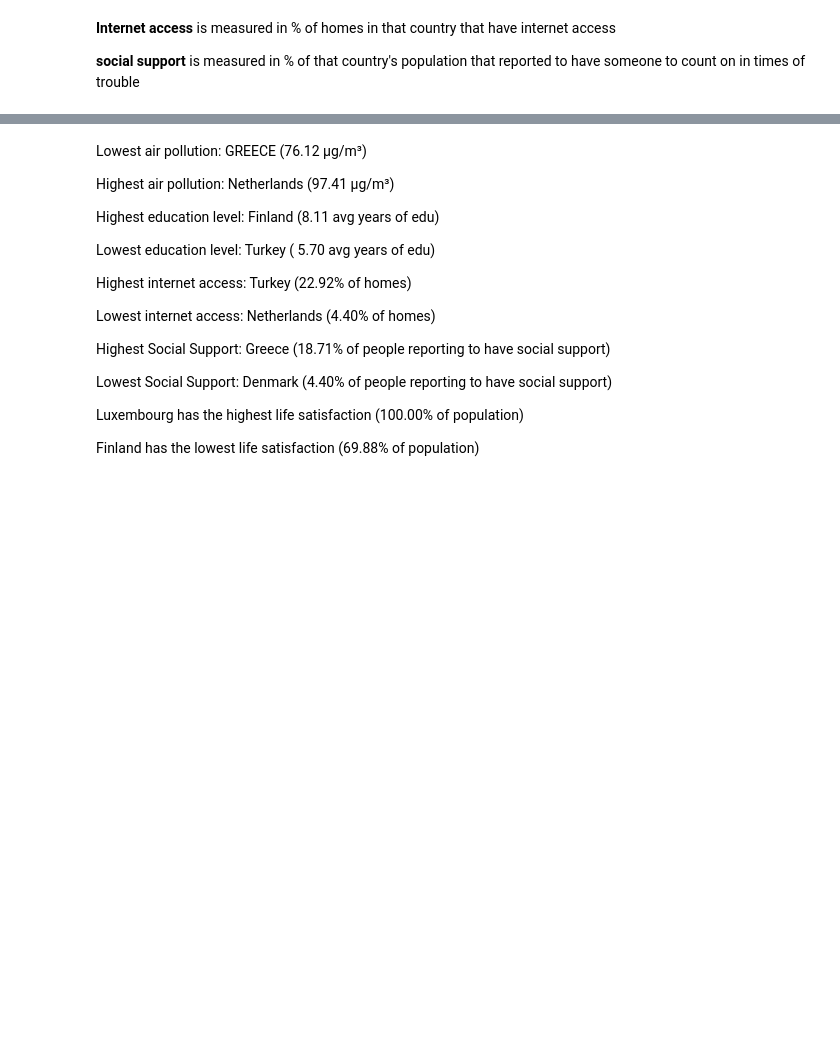
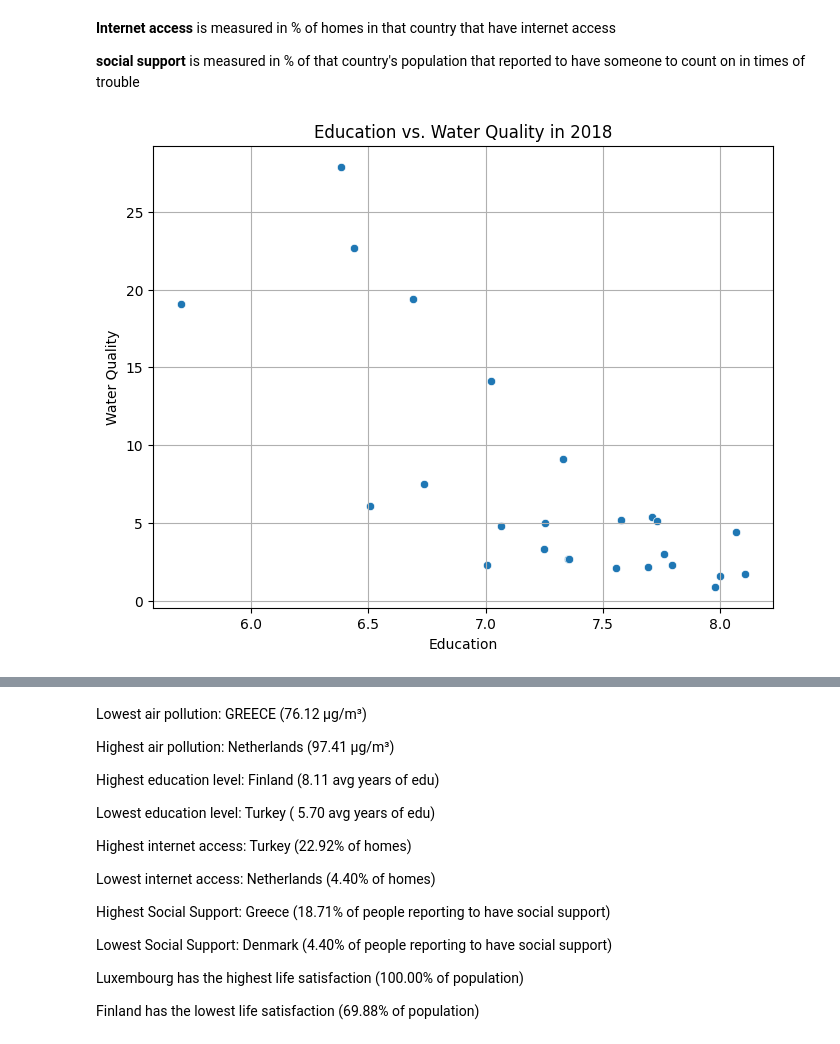
Before and after one commit to Jan12s/betterlifeindex, a Jupyter notebook: better_life_index_edu.ipynb, the cells around one changed output, grey strips where cells are left out. Saved outputs shown, nothing was run; the diff lists cells and outputs as text; code cells hidden in the pictures; blank space fills up the shorter version.

```diff
--- a/better_life_index_edu.ipynb
+++ b/better_life_index_edu.ipynb
@@ -476,6 +450,20 @@ plt.show()
 **Internet access** is measured in % of homes in that country that have internet access
 
 **social support** is measured in % of that country's population that reported to have someone to count on in times of trouble
+# %%
+import matplotlib.pyplot as plt
+import seaborn as sns
+
+# Plot: Education vs Water Quality
+plt.figure(figsize=(8, 6))
+sns.scatterplot(data=BLIE, x='education', y='water_quality')
+plt.title('Education vs. Water Quality in 2018')
+plt.xlabel('Education')
+plt.ylabel('Water Quality')
+plt.grid(True)
+plt.show()
+# %% [output]
+[figure, added]
 # %%
 display(BLIE)
 # %% [output]
```
Also changed, not shown: parts of 35 cells of this notebook.
